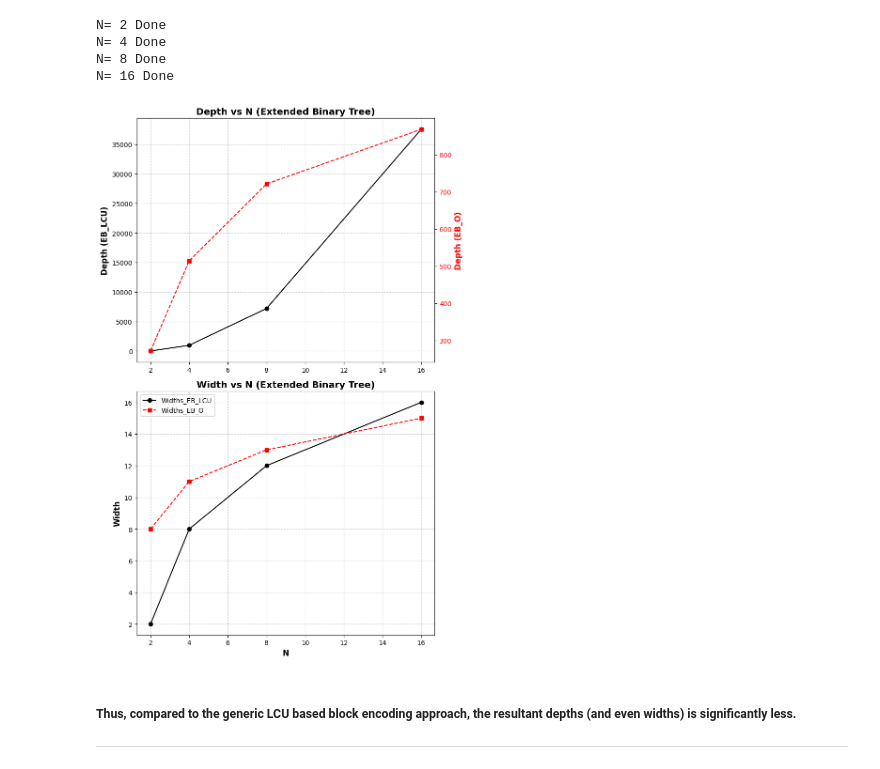
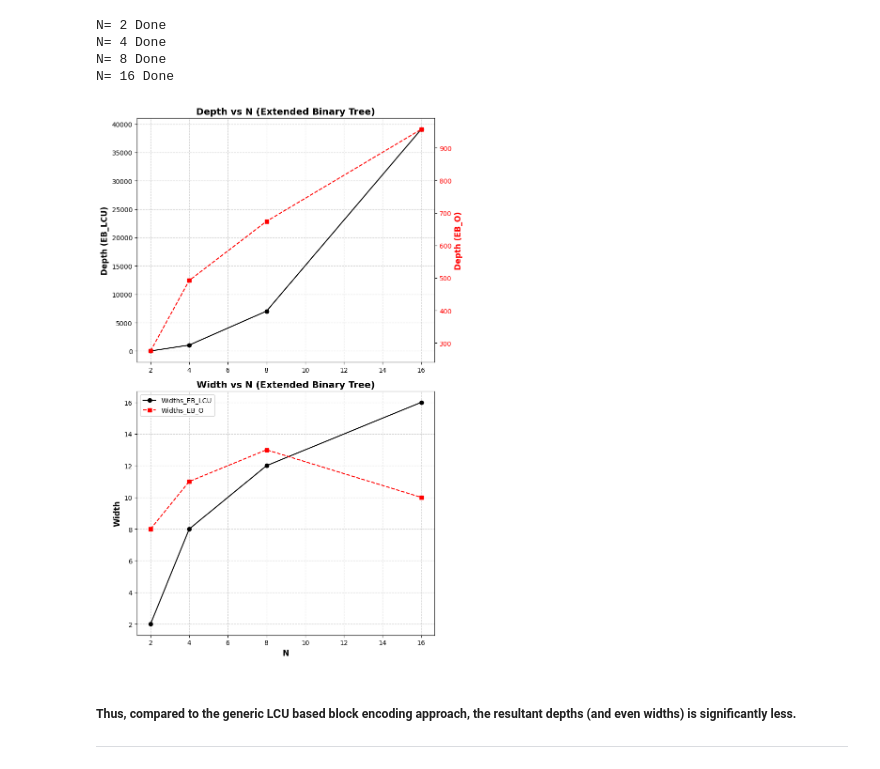
Before and after one commit to Classiq/classiq-library, a Jupyter notebook: community/paper_implementation_project/explicit_quantum_circuits_for_block_encoding/quantum_walks_via_efficient_blockencoding.ipynb, the cells around one changed output. Saved outputs shown, nothing was run; the diff lists cells and outputs as text; code cells hidden in the pictures.

```diff
--- a/community/paper_implementation_project/explicit_quantum_circuits_for_block_encoding/quantum_walks_via_efficient_blockencoding.ipynb
+++ b/community/paper_implementation_project/explicit_quantum_circuits_for_block_encoding/quantum_walks_via_efficient_blockencoding.ipynb
@@ -340,7 +338,7 @@ def get_projected_state_vector(
 # %%
 @qfunc
 def main(j: Output[QNum], l: Output[QNum], data: Output[QNum], anc_M: Output[QBit]):
-    allocate(1, anc_M)
+    allocate(anc_M)
     allocate(1, data)
     allocate(3, l)
     allocate(int(np.log2(n)), j)
@@ -426,7 +424,7 @@ def get_normalized_lcu_coef(lcu_coef):
 
 
 @qfunc
-def apply_pauli_term(pauli_string: PauliTerm, x: QArray[QBit], pcr: CReal):
+def apply_pauli_term(pauli_string: PauliTerm, x: QArray, pcr: CReal):
     repeat(
         count=x.len,
         iteration=lambda index: (
@@ -448,7 +446,7 @@ def apply_pauli_term(pauli_string: PauliTerm, x: QArray[QBit], pcr: CReal):
 @qfunc
 def prepare_ca(
     pauli_terms_list: CArray[PauliTerm],
-    system_qubits: QArray[QBit],
+    system_qubits: QArray,
     ancillary_qubits: QNum,
     real_list: CArray[CReal],
 ):
@@ -470,7 +468,7 @@ def prepare_ca(
 
 
 @qfunc
-def prepare_c(ancillary_qubits: QArray[QBit]):
+def prepare_c(ancillary_qubits: QArray):
     inplace_prepare_state(list(prepare_probs_ham), 0, ancillary_qubits)
 
 
@@ -537,7 +535,7 @@ Widths_EB_O = []
 
 @qfunc
 def main(j: Output[QNum], l: Output[QNum], data: Output[QNum], anc_M: Output[QBit]):
-    allocate(1, anc_M)
+    allocate(anc_M)
     allocate(1, data)
     allocate(3, l)
     allocate(int(np.log2(n)), j)
@@ -577,34 +575,34 @@ ax2 = ax1.twinx()
 ax2.plot(
     N_size, Depths_EB_O, marker="s", linestyle="--", color="red", label="Depths_EB_O"
 )
 ax2.set_ylabel("Depth (EB_O)", color="red", fontsize=12, fontweight="bold")
 ax2.tick_params(axis="y", labelcolor="red")
 
 ax1.set_title("Depth vs N (Extended Binary Tree)", fontsize=14, fontweight="bold")
 ax1.grid(True, linestyle="--", alpha=0.6)
 
 # Plot Widths
 axs[1].plot(
     N_size,
     Widths_EBLCU,
     marker="o",
     linestyle="-",
     color="black",
     label="Widths_EB_LCU",
 )
 axs[1].plot(
     N_size, Widths_EB_O, marker="s", linestyle="--", color="red", label="Widths_EB_O"
 )
 axs[1].set_ylabel("Width", fontsize=12, fontweight="bold")
 axs[1].set_xlabel("N", fontsize=12, fontweight="bold")
 axs[1].set_title("Width vs N (Extended Binary Tree)", fontsize=14, fontweight="bold")
 axs[1].legend()
 axs[1].grid(True, linestyle="--", alpha=0.6)
 
 plt.tight_layout()
 plt.show()
 # %% [output]
-[figure, old version]
+[figure, new version]
 # %% [markdown]
 ##### Thus, compared to the generic LCU based block encoding approach, the resultant depths (and even widths) is significantly less.
 ___
```
Also changed, not shown: parts of 7 cells of this notebook, 10 other files.
